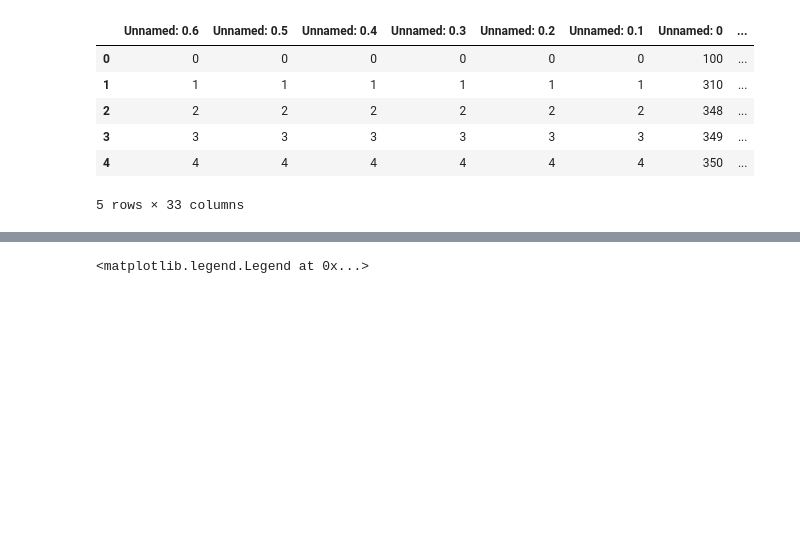
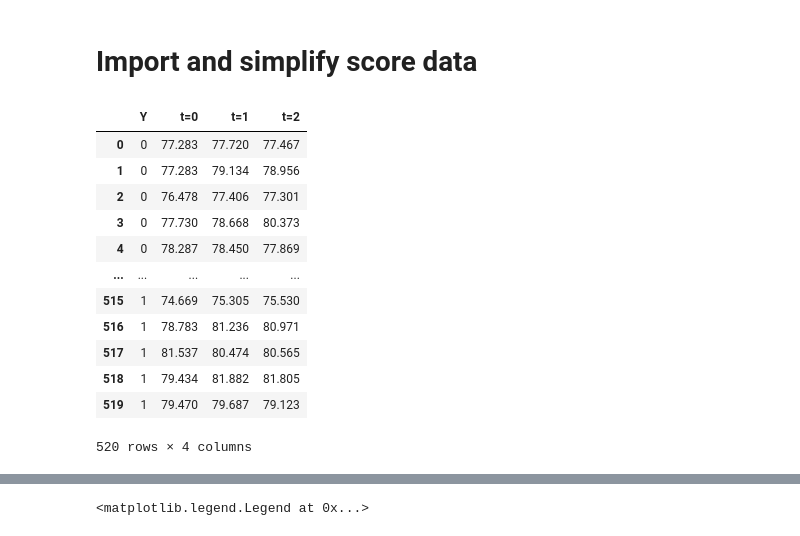
Before and after one commit to heyyjudes/llm-hiring-ecosystem, a Jupyter notebook: validation_tests/significance_tests.ipynb, the cells around one changed output, grey strips where cells are left out. Cells and saved outputs as stored; diff of their text form; code cells hidden in the pictures; blank space fills up the shorter version.

```diff
--- a/validation_tests/significance_tests.ipynb
+++ b/validation_tests/significance_tests.ipynb
@@ -15,10 +8,2 @@ finaldata['Testing Scores'] = hirer_scores
-# %%
-finaldata.head()
-# %% [output]
-|  | Unnamed: 0.6 | Unnamed: 0.5 | Unnamed: 0.4 | Unnamed: 0.3 | Unnamed: 0.2 | Unnamed: 0.1 | Unnamed: 0 | ... |
-| 0 | 0 | 0 | 0 | 0 | 0 | 0 | 100 | ... |
-| 1 | 1 | 1 | 1 | 1 | 1 | 1 | 310 | ... |
-| 2 | 2 | 2 | 2 | 2 | 2 | 2 | 348 | ... |
-| 3 | 3 | 3 | 3 | 3 | 3 | 3 | 349 | ... |
-| 4 | 4 | 4 | 4 | 4 | 4 | 4 | 350 | ... |
-5 rows × 33 columns
+# %% [markdown]
+# Import and simplify score data
@@ -24,0 +27,16 @@ finaldata.head()
+# %%
+score_df
+# %% [output]
+|  | Y | t=0 | t=1 | t=2 |
+| 0 | 0 | 77.283 | 77.720 | 77.467 |
+| 1 | 0 | 77.283 | 79.134 | 78.956 |
+| 2 | 0 | 76.478 | 77.406 | 77.301 |
+| 3 | 0 | 77.730 | 78.668 | 80.373 |
+| 4 | 0 | 78.287 | 78.450 | 77.869 |
+| ... | ... | ... | ... | ... |
+| 515 | 1 | 74.669 | 75.305 | 75.530 |
+| 516 | 1 | 78.783 | 81.236 | 80.971 |
+| 517 | 1 | 81.537 | 80.474 | 80.565 |
+| 518 | 1 | 79.434 | 81.882 | 81.805 |
+| 519 | 1 | 79.470 | 79.687 | 79.123 |
+520 rows × 4 columns
```
Also changed, not shown: parts of 14 cells of this notebook, 1 other file.
